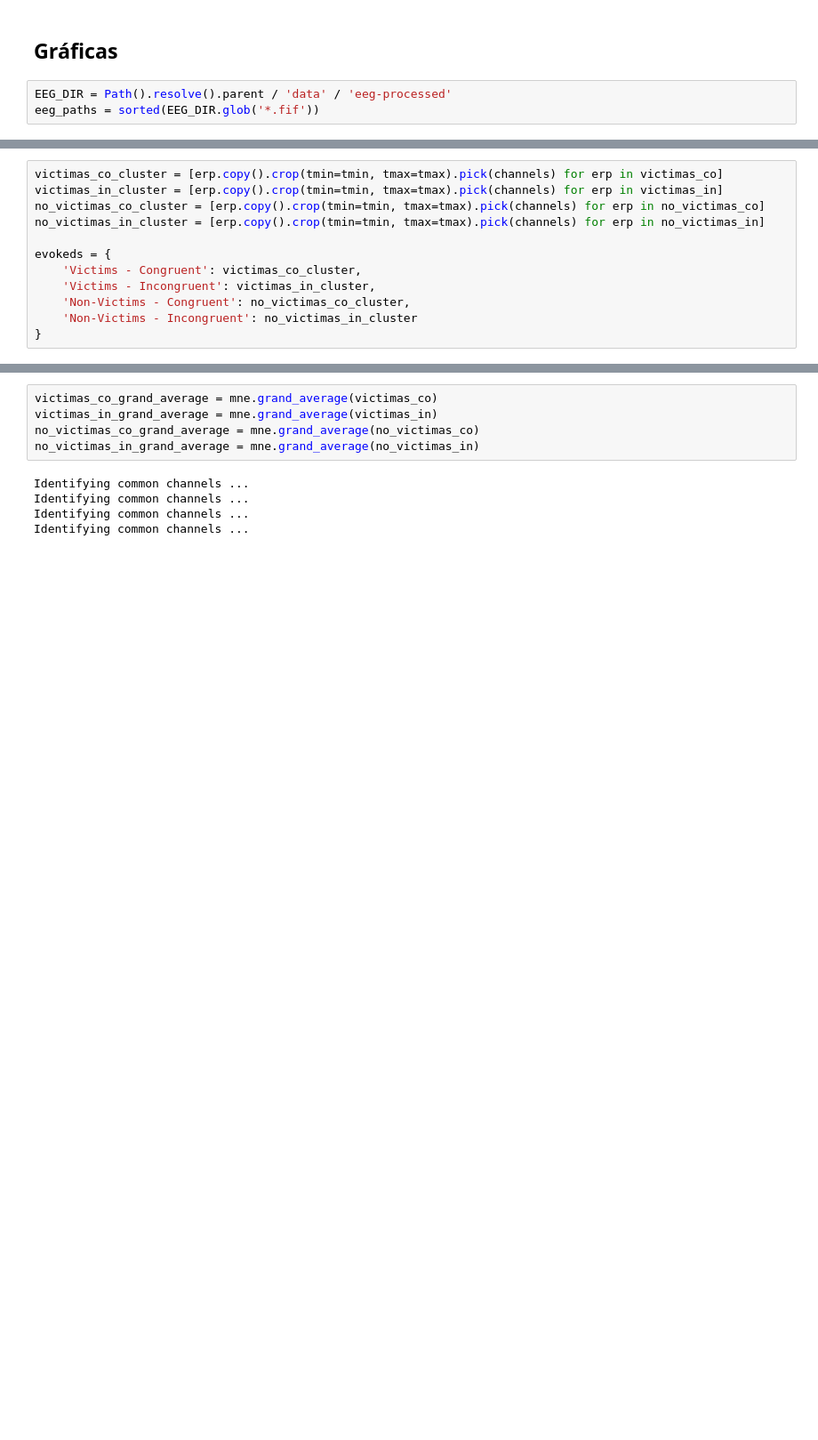
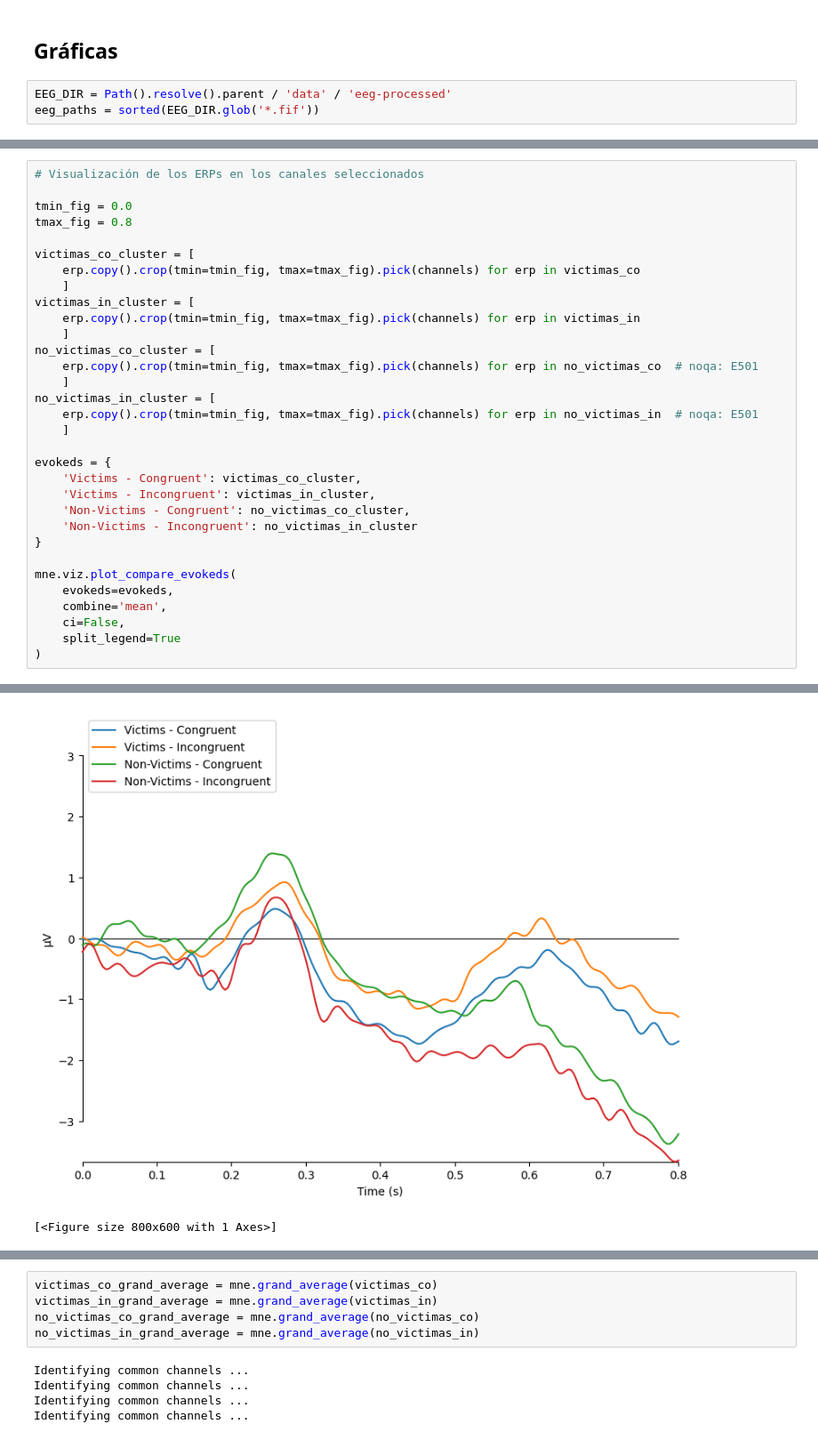
Before and after one commit to jhquiza/iat-eeg, a Jupyter notebook: erp/medidas-erp.ipynb, the cells around one changed output, grey strips where cells are left out. Shown at 89% size. Drawn from its saved outputs; the diff is of its cells as text; blank space fills up the shorter version.

```diff
--- a/erp/medidas-erp.ipynb
+++ b/erp/medidas-erp.ipynb
@@ -186,8 +194,21 @@ no_victimas_in = [evocados_in[sujeto] for sujeto in preserved[preserved['type']
 # %%
-victimas_co_cluster = [erp.copy().crop(tmin=tmin, tmax=tmax).pick(channels) for erp in victimas_co]
-victimas_in_cluster = [erp.copy().crop(tmin=tmin, tmax=tmax).pick(channels) for erp in victimas_in]
-no_victimas_co_cluster = [erp.copy().crop(tmin=tmin, tmax=tmax).pick(channels) for erp in no_victimas_co]
-no_victimas_in_cluster = [erp.copy().crop(tmin=tmin, tmax=tmax).pick(channels) for erp in no_victimas_in]
+# Visualización de los ERPs en los canales seleccionados
+
+tmin_fig = 0.0
+tmax_fig = 0.8
+
+victimas_co_cluster = [
+    erp.copy().crop(tmin=tmin_fig, tmax=tmax_fig).pick(channels) for erp in victimas_co
+    ]
+victimas_in_cluster = [
+    erp.copy().crop(tmin=tmin_fig, tmax=tmax_fig).pick(channels) for erp in victimas_in
+    ]
+no_victimas_co_cluster = [
+    erp.copy().crop(tmin=tmin_fig, tmax=tmax_fig).pick(channels) for erp in no_victimas_co  # noqa: E501
+    ]
+no_victimas_in_cluster = [
+    erp.copy().crop(tmin=tmin_fig, tmax=tmax_fig).pick(channels) for erp in no_victimas_in  # noqa: E501
+    ]
 
 evokeds = {
     'Victims - Congruent': victimas_co_cluster,
@@ -195,3 +216,11 @@ evokeds = {
     'Non-Victims - Congruent': no_victimas_co_cluster,
     'Non-Victims - Incongruent': no_victimas_in_cluster
 }
+
+mne.viz.plot_compare_evokeds(
+    evokeds=evokeds,
+    combine='mean',
+    ci=False,
+    split_legend=True
+)
+# %% [output]
@@ -197,0 +231,2 @@ evokeds = {
+[figure, added]
+[<Figure size 800x600 with 1 Axes>]
```
Also changed, not shown: parts of 21 cells of this notebook, 2 other files.
